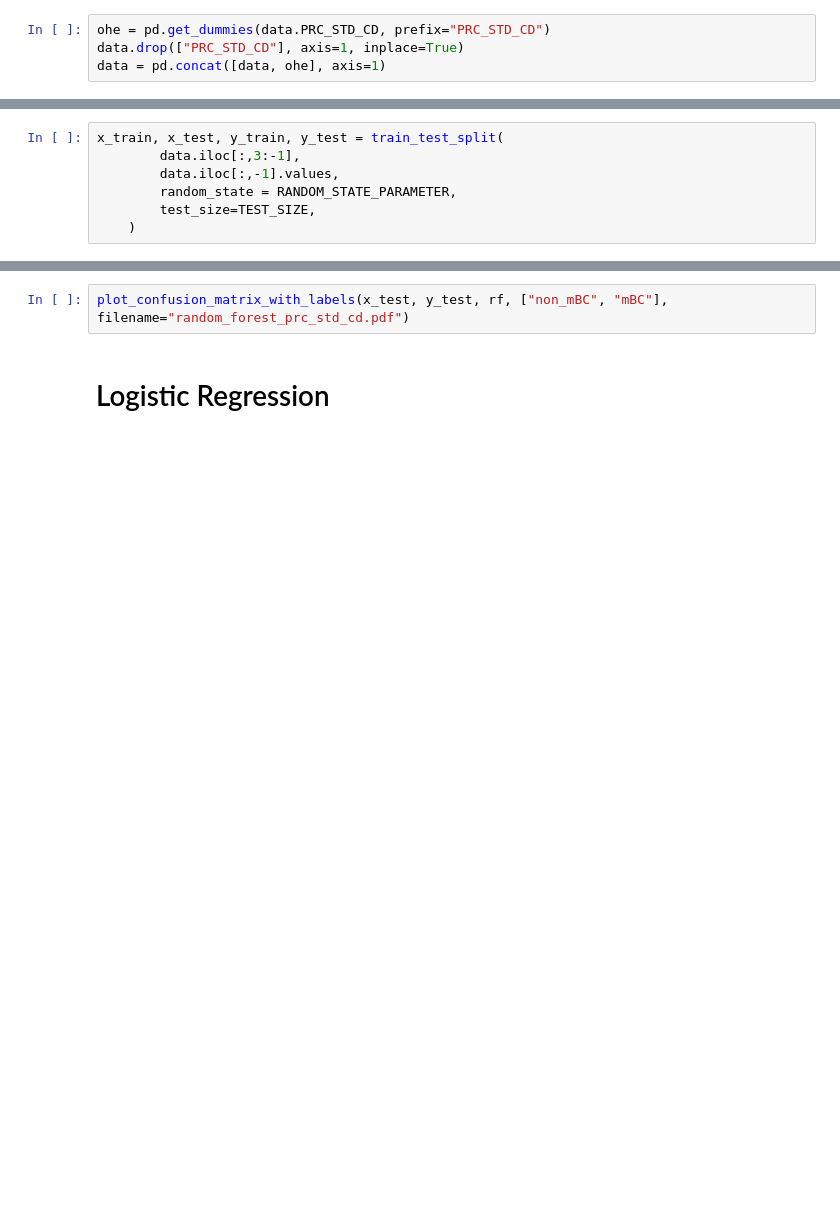
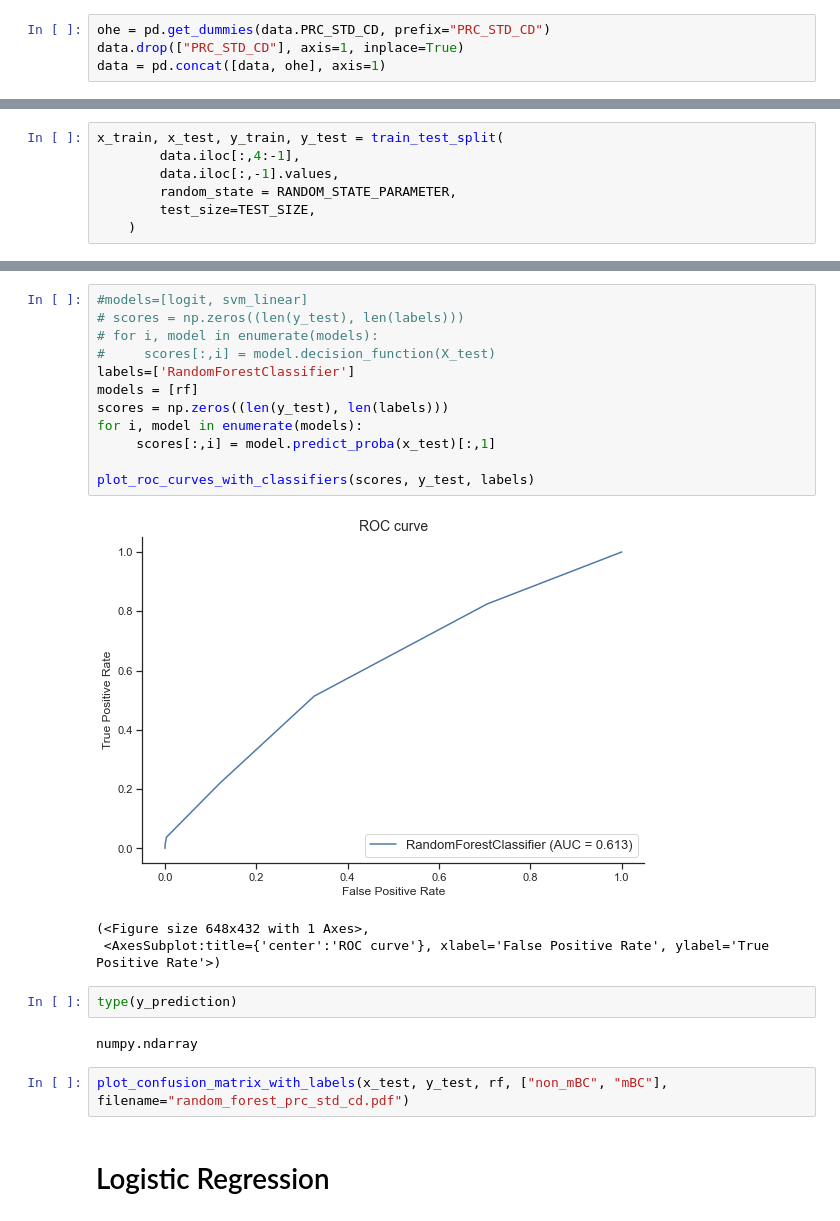
Before and after one commit to ygrepo/breast-cancer-hackathon, a Jupyter notebook: notebooks/mBC_APLD_Patient_modeling.ipynb, the cells around one changed output, grey strips where cells are left out. Saved outputs shown, nothing was run; the diff lists cells and outputs as text; blank space fills up the shorter version.

```diff
--- a/notebooks/mBC_APLD_Patient_modeling.ipynb
+++ b/notebooks/mBC_APLD_Patient_modeling.ipynb
@@ -121,6 +104,6 @@ Name: mBC_PATIENT, Length: 7612664, dtype: int64
 # %%
 x_train, x_test, y_train, y_test = train_test_split(
-        data.iloc[:,3:-1],
+        data.iloc[:,4:-1],
         data.iloc[:,-1].values,
         random_state = RANDOM_STATE_PARAMETER,
         test_size=TEST_SIZE,
@@ -134,3 +119,23 @@ print(f"accuracy:{accuracy}, sensitivity:{sensitivity}, specificity:{specificity
+# %%
+#models=[logit, svm_linear]
+# scores = np.zeros((len(y_test), len(labels)))
+# for i, model in enumerate(models):
+#     scores[:,i] = model.decision_function(X_test)
+labels=['RandomForestClassifier']
+models = [rf]
+scores = np.zeros((len(y_test), len(labels)))
+for i, model in enumerate(models):
+     scores[:,i] = model.predict_proba(x_test)[:,1]
+
+plot_roc_curves_with_classifiers(scores, y_test, labels)
+# %% [output]
+[figure, added]
+(<Figure size 648x432 with 1 Axes>,
+ <AxesSubplot:title={'center':'ROC curve'}, xlabel='False Positive Rate', ylabel='True Positive Rate'>)
+# %%
+type(y_prediction)
+# %% [output]
+numpy.ndarray
 # %%
 plot_confusion_matrix_with_labels(x_test, y_test, rf, ["non_mBC", "mBC"], filename="random_forest_prc_std_cd.pdf")
 # %% [markdown]
```
Also changed, not shown: parts of 10 cells of this notebook, 1 other file.
